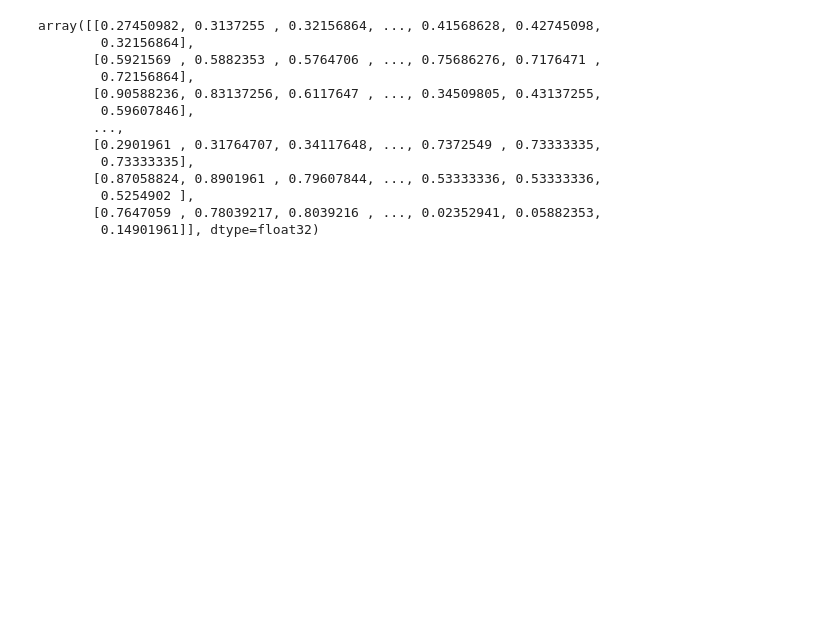
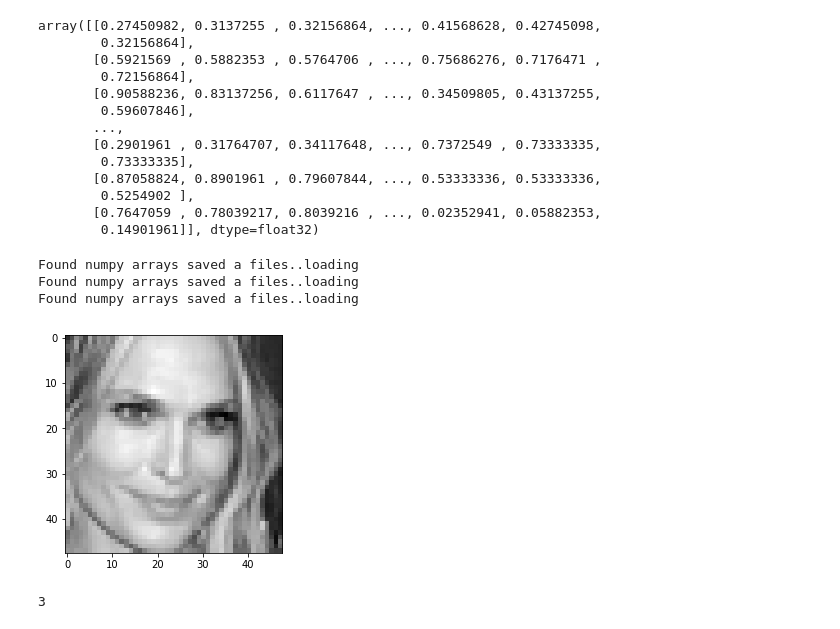
Before and after one commit to skhimsara/DeepLearning, a Jupyter notebook: face_expression/Face Expression.ipynb, the cells around one changed output. Drawn from its saved outputs; the diff is of its cells as text; code cells hidden in the pictures; blank space fills up the shorter version.

```diff
--- a/face_expression/Face Expression.ipynb
+++ b/face_expression/Face Expression.ipynb
@@ -113,10 +103,30 @@ array([[0.27450982, 0.3137255 , 0.32156864, ..., 0.41568628, 0.42745098,
        [0.7647059 , 0.78039217, 0.8039216 , ..., 0.02352941, 0.05882353,
         0.14901961]], dtype=float32)
 # %%
+X_train,y_train = load_data("Training")
+
+X_val,y_val = load_data("PrivateTest")
+
+X_test,y_test = load_data("PublicTest")
+
+
 #reshape to 48x48 and add a dimension
 X_train = X_train.reshape(X_train.shape[0],IMAGE_SIZE,IMAGE_SIZE,1)
 X_val = X_val.reshape(X_val.shape[0],IMAGE_SIZE,IMAGE_SIZE,1)
 X_test = X_test.reshape(X_test.shape[0],IMAGE_SIZE,IMAGE_SIZE,1)
+# %% [output]
+Found numpy arrays saved a files..loading
+Found numpy arrays saved a files..loading
+Found numpy arrays saved a files..loading
+# %%
+import matplotlib.pyplot as plt
+%matplotlib inline
+plt.imshow(X_train[20000].reshape(IMAGE_SIZE,IMAGE_SIZE), cmap='gray')
+plt.show()
+print(y_train[20000])
+# %% [output]
+[figure, added]
+3
 # %%
 import numpy as np
 from keras.models import Sequential
```
Also changed, not shown: parts of 7 cells of this notebook.
